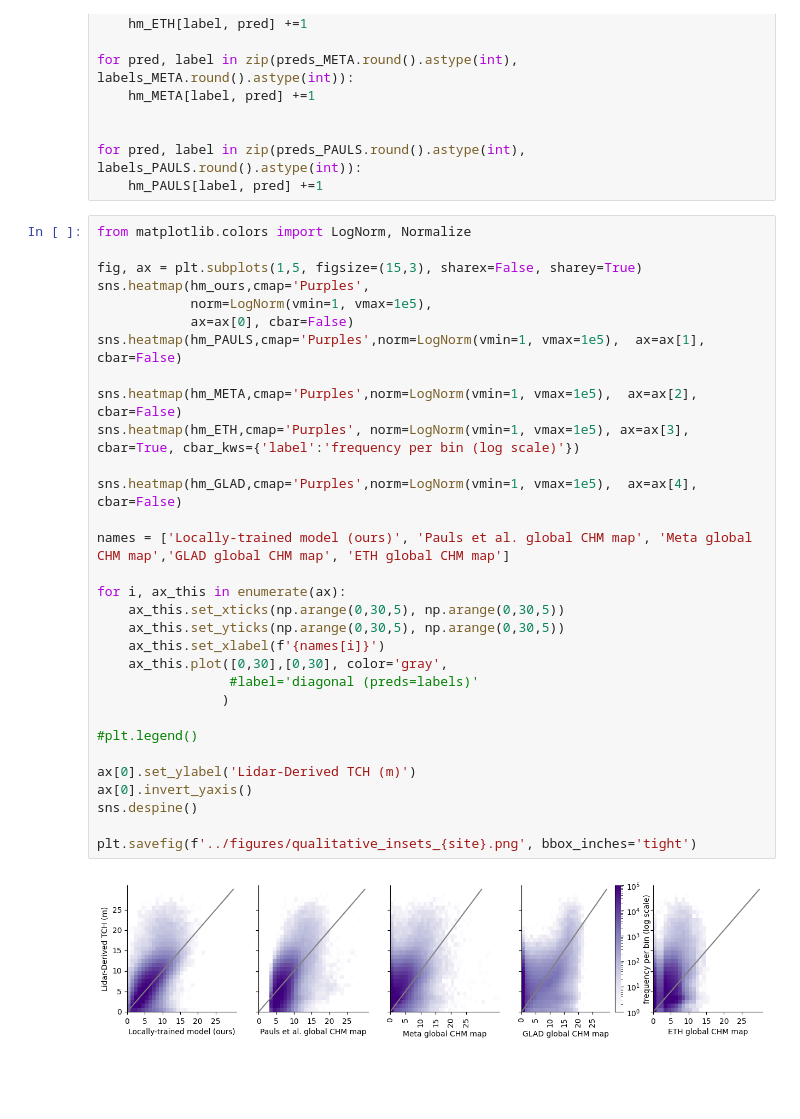
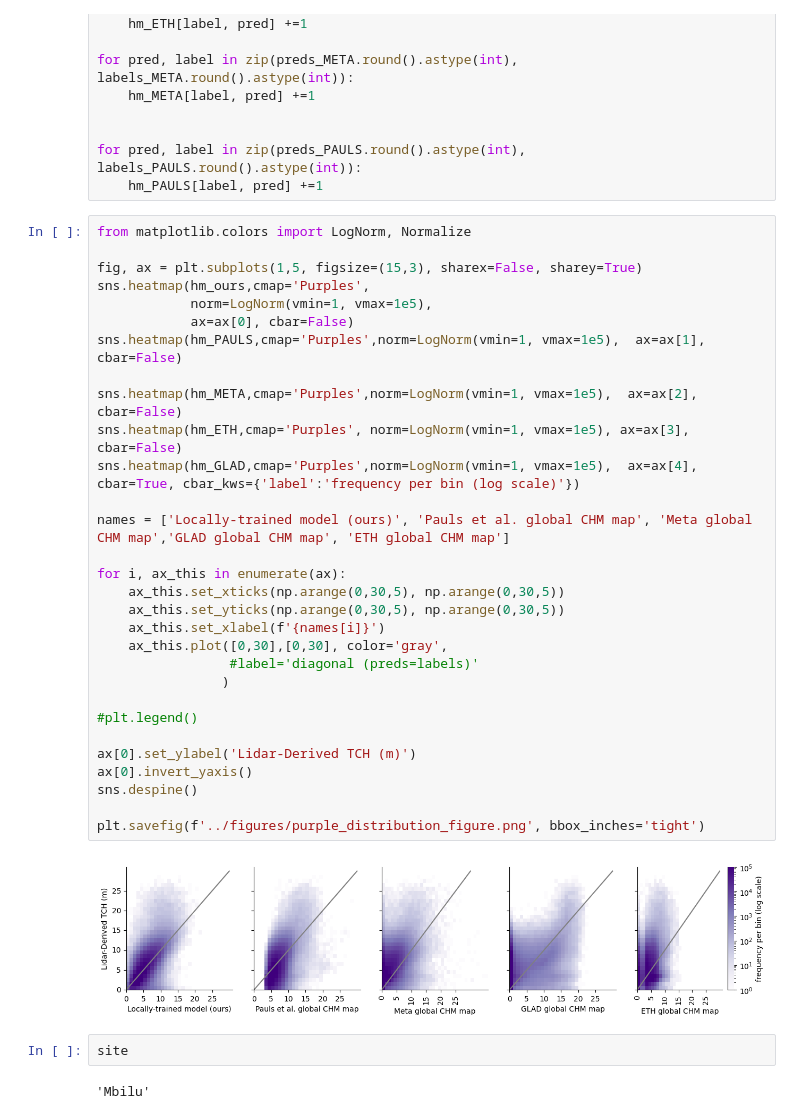
Before and after one commit to estherrolf/tree_mapping, a Jupyter notebook: figure_notebooks/purple_distribution_plot.ipynb, the cells around one changed output. Cells and saved outputs as stored; diff of their text form; blank space fills up the shorter version.

Commit message:
fixing cmap

```diff
--- a/figure_notebooks/purple_distribution_plot.ipynb
+++ b/figure_notebooks/purple_distribution_plot.ipynb
@@ -159,33 +159,36 @@ for pred, label in zip(preds_PAULS.round().astype(int), labels_PAULS.round().ast
 # %%
 from matplotlib.colors import LogNorm, Normalize
 
 fig, ax = plt.subplots(1,5, figsize=(15,3), sharex=False, sharey=True)
 sns.heatmap(hm_ours,cmap='Purples',
             norm=LogNorm(vmin=1, vmax=1e5),
             ax=ax[0], cbar=False)
 sns.heatmap(hm_PAULS,cmap='Purples',norm=LogNorm(vmin=1, vmax=1e5),  ax=ax[1], cbar=False)
 
 sns.heatmap(hm_META,cmap='Purples',norm=LogNorm(vmin=1, vmax=1e5),  ax=ax[2], cbar=False)
-sns.heatmap(hm_ETH,cmap='Purples', norm=LogNorm(vmin=1, vmax=1e5), ax=ax[3], cbar=True, cbar_kws={'label':'frequency per bin (log scale)'})
-
-sns.heatmap(hm_GLAD,cmap='Purples',norm=LogNorm(vmin=1, vmax=1e5),  ax=ax[4], cbar=False)
+sns.heatmap(hm_ETH,cmap='Purples', norm=LogNorm(vmin=1, vmax=1e5), ax=ax[3], cbar=False)
+sns.heatmap(hm_GLAD,cmap='Purples',norm=LogNorm(vmin=1, vmax=1e5),  ax=ax[4], cbar=True, cbar_kws={'label':'frequency per bin (log scale)'})
 
 names = ['Locally-trained model (ours)', 'Pauls et al. global CHM map', 'Meta global CHM map','GLAD global CHM map', 'ETH global CHM map']
 
 for i, ax_this in enumerate(ax):
     ax_this.set_xticks(np.arange(0,30,5), np.arange(0,30,5))
     ax_this.set_yticks(np.arange(0,30,5), np.arange(0,30,5))
     ax_this.set_xlabel(f'{names[i]}')
     ax_this.plot([0,30],[0,30], color='gray',
                  #label='diagonal (preds=labels)'
                 )
 
 #plt.legend()
 
 ax[0].set_ylabel('Lidar-Derived TCH (m)')
 ax[0].invert_yaxis()
 sns.despine()
 
-plt.savefig(f'../figures/qualitative_insets_{site}.png', bbox_inches='tight')
+plt.savefig(f'../figures/purple_distribution_figure.png', bbox_inches='tight')
 # %% [output]
-[figure, old version]
+[figure, new version]
+# %%
+site
+# %% [output]
+'Mbilu'
```
